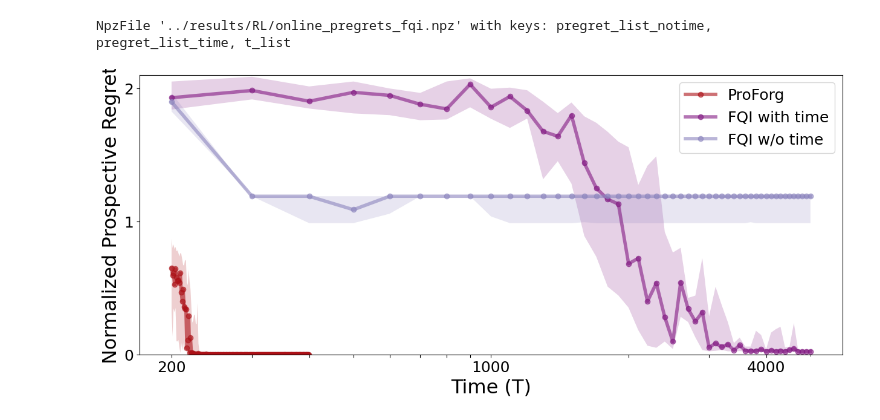
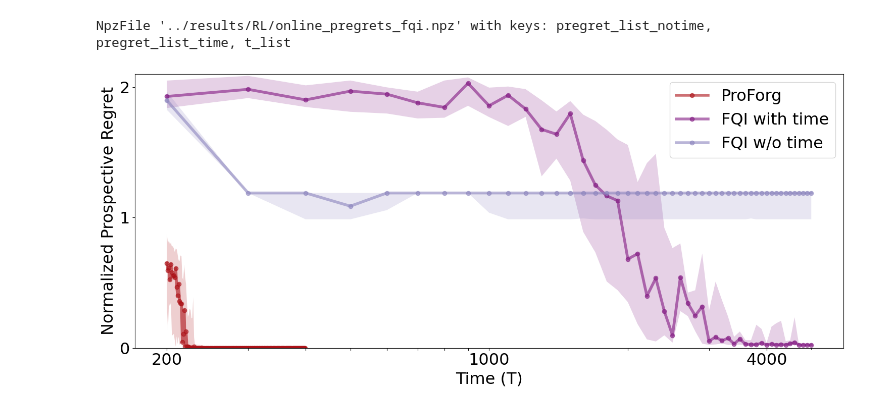
Before and after one commit to neurodata/ProspectiveForaging, a Jupyter notebook: notebooks/fig1_new.ipynb, the cells around one changed output. Drawn from its saved outputs; the diff is of its cells as text; code cells hidden in the pictures.

```diff
--- a/notebooks/fig1_new.ipynb
+++ b/notebooks/fig1_new.ipynb
@@ -45,10 +45,10 @@ Ts_RL = data["t_list"]
 # %% [output]
 NpzFile '../results/RL/online_pregrets_fqi.npz' with keys: pregret_list_notime, pregret_list_time, t_list
 # %%
-plt.figure(figsize=(15, 6))
+plt.figure(figsize=(15, 6.5))
 
 linewidth = 4
-fontsize = 23
+fontsize = 28
 pvafm_df_offline, pafm_df, _, pvafm_df_online = get_close_colors("Reds", start = 0.25, delta = 0.2 , n = 4)
 pafm_nn, pafm_nn_opt = get_close_colors("GnBu", start=0.8, delta=0.25,n = 2)
 rl_fqi_notime,rl_fqi_time = get_close_colors("BuPu", start=0.55, delta=0.3,n = 2)
@@ -73,33 +73,34 @@ plt.fill_between(Ts_online, q25[:200], q75[:200], color=colors["PAFM_RF_online"]
 # median = np.median(PREGRETS_random_DF_arr, axis=0)
 # q25  = np.nanpercentile(PREGRETS_random_DF_arr, 25, axis=0)
 # q75  = np.nanpercentile(PREGRETS_random_DF_arr, 75, axis=0)
 # plt.plot(Ts_online, median,color=colors["PAFM_RF_offline"], lw = linewidth,marker='o',alpha = 0.3,label = 'ProForg - I - DF - offline')
 # plt.fill_between(Ts_online, q25, q75, color=colors["PAFM_RF_offline"], alpha=0.20, edgecolor="none")
 
 
 median = np.median(PREGRETS_RL_arr, axis=0)
 q25  = np.nanpercentile(PREGRETS_RL_arr, 25, axis=0)
 q75  = np.nanpercentile(PREGRETS_RL_arr, 75, axis=0)
 plt.plot(Ts_RL[1:], median[1:],color=colors["RL_FQI_time"], lw = linewidth,marker='o',alpha = 0.6,label = 'FQI with time')
 plt.fill_between(Ts_RL[1:], q25[1:], q75[1:], color=colors["RL_FQI_time"], alpha=0.20, edgecolor="none")
 
 median = np.median(PREGRETS_random_RL_arr, axis=0)
 q25  = np.nanpercentile(PREGRETS_random_RL_arr, 25, axis=0)
 q75  = np.nanpercentile(PREGRETS_random_RL_arr, 75, axis=0)
 plt.plot(Ts_RL[1:], median[1:],color=colors["RL_FQI_notime"], lw = linewidth,marker='o',alpha = 0.6,label = 'FQI w/o time')
 plt.fill_between(Ts_RL[1:], q25[1:], q75[1:], color=colors["RL_FQI_notime"], alpha=0.20, edgecolor="none")
 plt.xscale('log')
 
 xticks = [i for i in np.arange(200,1000,100)]+[i for i in np.arange(1000,5000,1000)]
 xticklabels = [str(v) if v in [200,1000,4000] else ""   # hide every 2nd label
                for i, v in enumerate(xticks)]
 plt.xticks(xticks, labels=xticklabels,fontsize = fontsize-5)
 plt.ylim([0,2.1])
 plt.yticks([0,1,2],fontsize = fontsize-5)
-plt.xlabel("Time (T)",fontsize = fontsize)
-plt.ylabel("Normalized Prospective Regret", fontsize = fontsize)
+plt.xlabel("Time (T)",fontsize = fontsize-5)
+plt.ylabel("Normalized Prospective Regret", fontsize = fontsize-5)
 # plt.title('Proforg vs FQI',fontsize = fontsize)
 plt.legend(fontsize = fontsize-5)
 plt.savefig('ProForg_FQI.png')
+plt.tight_layout()
 # %% [output]
-[figure, old version]
+[figure, new version]
```
Also changed, not shown: 11 other files.
